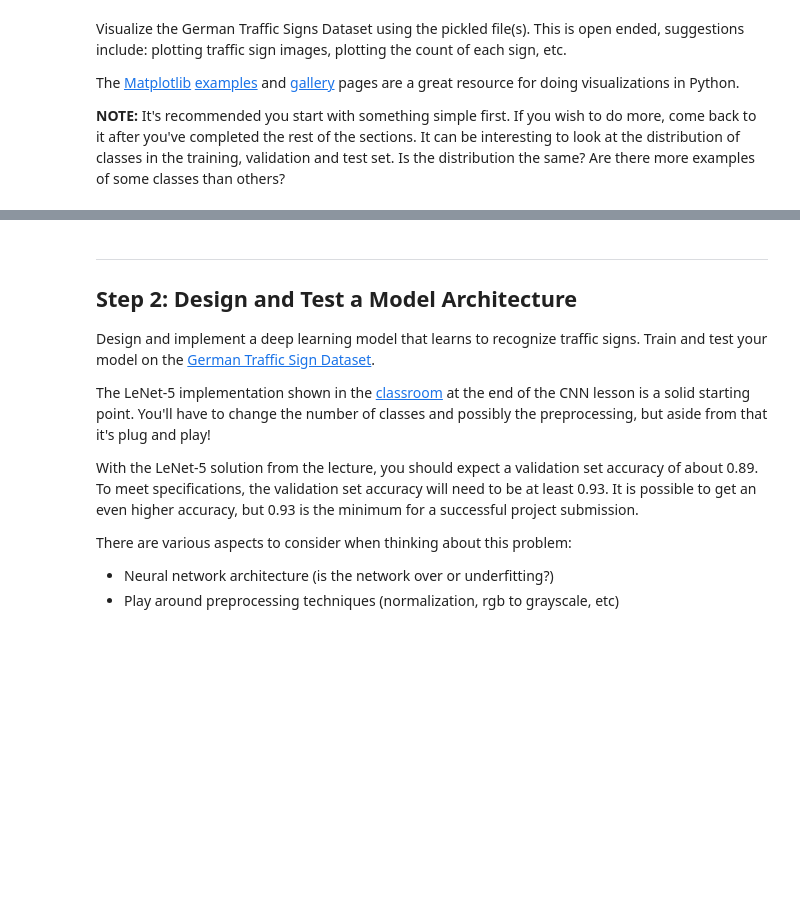
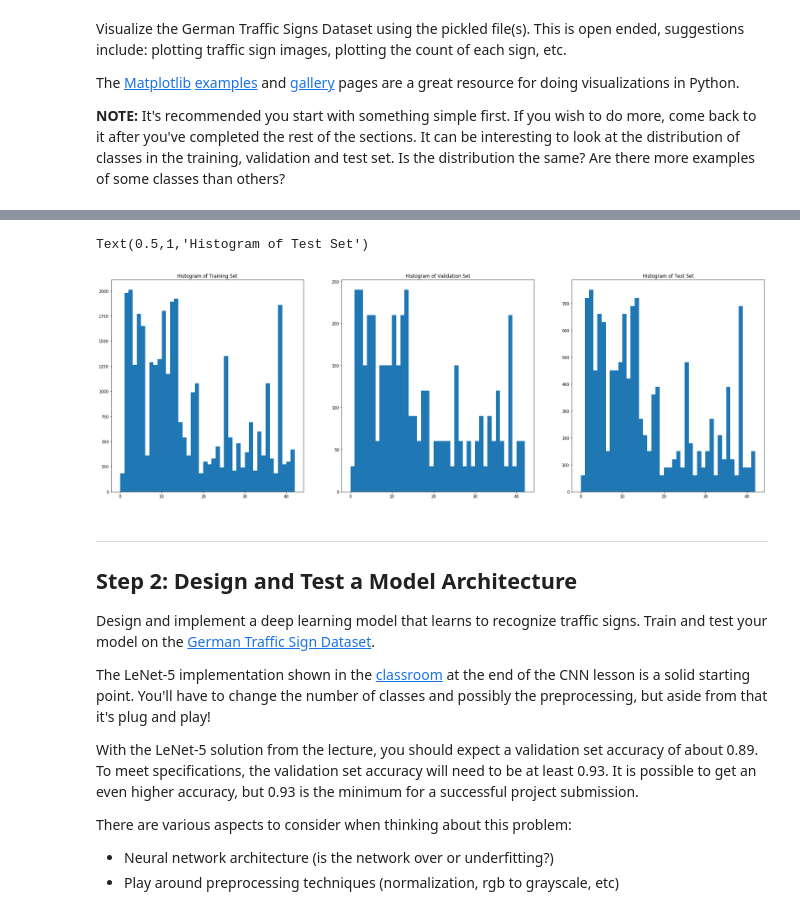
Before and after one commit to shakeelr/CarND-Traffic-Sign-Classifier-Project, a Jupyter notebook: Traffic_Sign_Classifier.ipynb, the cells around one changed output, grey strips where cells are left out. Cells and saved outputs as stored; diff of their text form; code cells hidden in the pictures; blank space fills up the shorter version.

```diff
--- a/Traffic_Sign_Classifier.ipynb
+++ b/Traffic_Sign_Classifier.ipynb
@@ -109,7 +121,18 @@ plt.imshow(X_train[n])
 # %%
-train_buckets = [[label, sum(y_train == label)] for label in range(n_classes)]
-valid_buckets = [[label, sum(y_valid == label)] for label in range(n_classes)]
-test_buckets = [[label, sum(y_test == label)] for label in range(n_classes)]
+#train_buckets = [[label, sum(y_train == label)] for label in range(n_classes)]
+#valid_buckets = [[label, sum(y_valid == label)] for label in range(n_classes)]
+#test_buckets = [[label, sum(y_test == label)] for label in range(n_classes)]
+
+fig, axes = plt.subplots(1, 3 ,figsize=(30, 10))
+axes[0].hist(y_train, bins=range(0, n_classes))
+axes[0].set_title('Histogram of Training Set')
+axes[1].hist(y_valid, bins=range(0, n_classes))
+axes[1].set_title('Histogram of Validation Set')
+axes[2].hist(y_test, bins=range(0, n_classes))
+axes[2].set_title('Histogram of Test Set')
+# %% [output]
+Text(0.5,1,'Histogram of Test Set')
+[figure, added]
 # %% [markdown]
 ----
 
```
Also changed, not shown: parts of 19 cells of this notebook, 22 other files.
